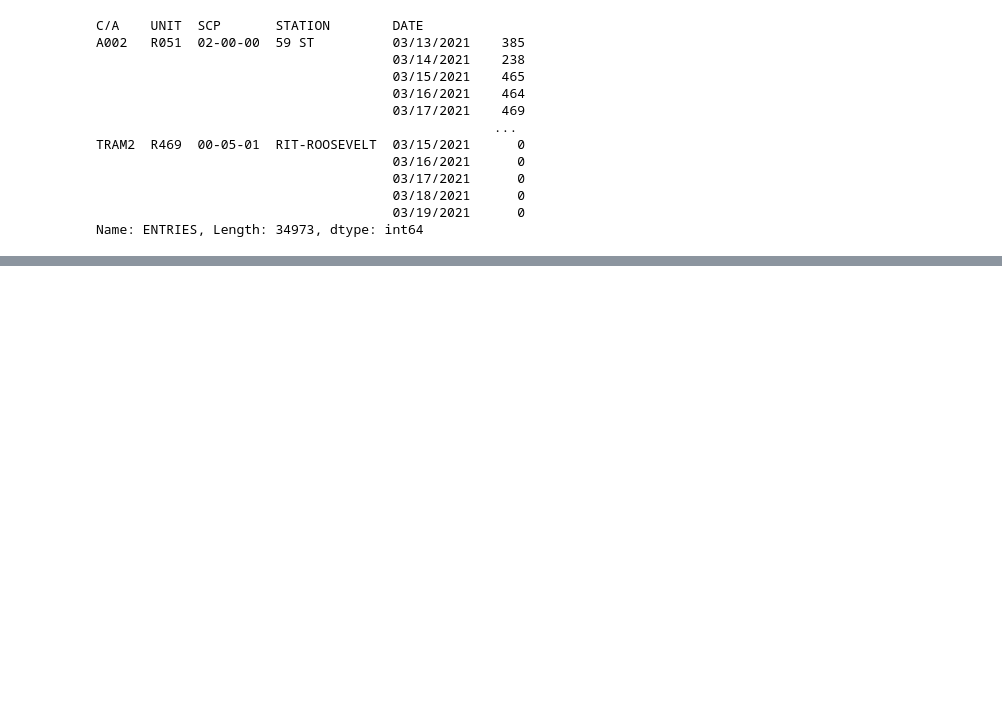
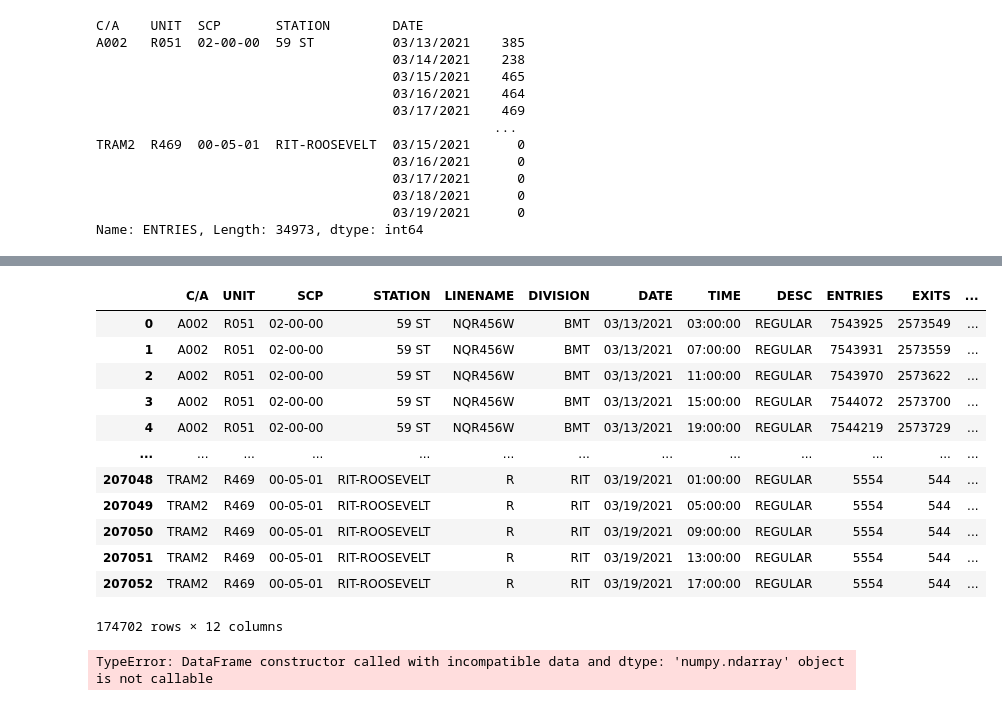
Before and after one commit to nickdellaquilo/Metis-Project-1, a Jupyter notebook: MVP Scrap Work.ipynb, the cells around one changed output, grey strips where cells are left out. Drawn from its saved outputs; the diff is of its cells as text; code cells hidden in the pictures; blank space fills up the shorter version.

```diff
--- a/MVP Scrap Work.ipynb
+++ b/MVP Scrap Work.ipynb
@@ -206,0 +310,30 @@ mta_data_1["TOTAL_TRAFFIC"] #Add new entrances and exits to get total through tr
+# %%
+turnstiles_daily = (mta_data_1
+                        .groupby(["C/A", "UNIT", "SCP", "STATION", "DATE"],as_index=False))
+turnstiles_daily.head()
+# %% [output]
+|  | C/A | UNIT | SCP | STATION | LINENAME | DIVISION | DATE | TIME | DESC | ENTRIES | EXITS | ... |
+| 0 | A002 | R051 | 02-00-00 | 59 ST | NQR456W | BMT | 03/13/2021 | 03:00:00 | REGULAR | 7543925 | 2573549 | ... |
+| 1 | A002 | R051 | 02-00-00 | 59 ST | NQR456W | BMT | 03/13/2021 | 07:00:00 | REGULAR | 7543931 | 2573559 | ... |
+| 2 | A002 | R051 | 02-00-00 | 59 ST | NQR456W | BMT | 03/13/2021 | 11:00:00 | REGULAR | 7543970 | 2573622 | ... |
+| 3 | A002 | R051 | 02-00-00 | 59 ST | NQR456W | BMT | 03/13/2021 | 15:00:00 | REGULAR | 7544072 | 2573700 | ... |
+| 4 | A002 | R051 | 02-00-00 | 59 ST | NQR456W | BMT | 03/13/2021 | 19:00:00 | REGULAR | 7544219 | 2573729 | ... |
+| ... | ... | ... | ... | ... | ... | ... | ... | ... | ... | ... | ... | ... |
+| 207048 | TRAM2 | R469 | 00-05-01 | RIT-ROOSEVELT | R | RIT | 03/19/2021 | 01:00:00 | REGULAR | 5554 | 544 | ... |
+| 207049 | TRAM2 | R469 | 00-05-01 | RIT-ROOSEVELT | R | RIT | 03/19/2021 | 05:00:00 | REGULAR | 5554 | 544 | ... |
+| 207050 | TRAM2 | R469 | 00-05-01 | RIT-ROOSEVELT | R | RIT | 03/19/2021 | 09:00:00 | REGULAR | 5554 | 544 | ... |
+| 207051 | TRAM2 | R469 | 00-05-01 | RIT-ROOSEVELT | R | RIT | 03/19/2021 | 13:00:00 | REGULAR | 5554 | 544 | ... |
+| 207052 | TRAM2 | R469 | 00-05-01 | RIT-ROOSEVELT | R | RIT | 03/19/2021 | 17:00:00 | REGULAR | 5554 | 544 | ... |
+174702 rows × 12 columns
+# %%
+def count_entries(row, limit):
+    x =
+
+
+
+    return x
+
+turnstiles_daily["NEW_ENTRIES"] = mta_data_1.apply(count_entries, axis = 1, limit = 100000
+turnstiles_daily
+# %% [output]
+TypeError: DataFrame constructor called with incompatible data and dtype: 'numpy.ndarray' object is not callable
```
Also changed, not shown: parts of 17 cells of this notebook.
